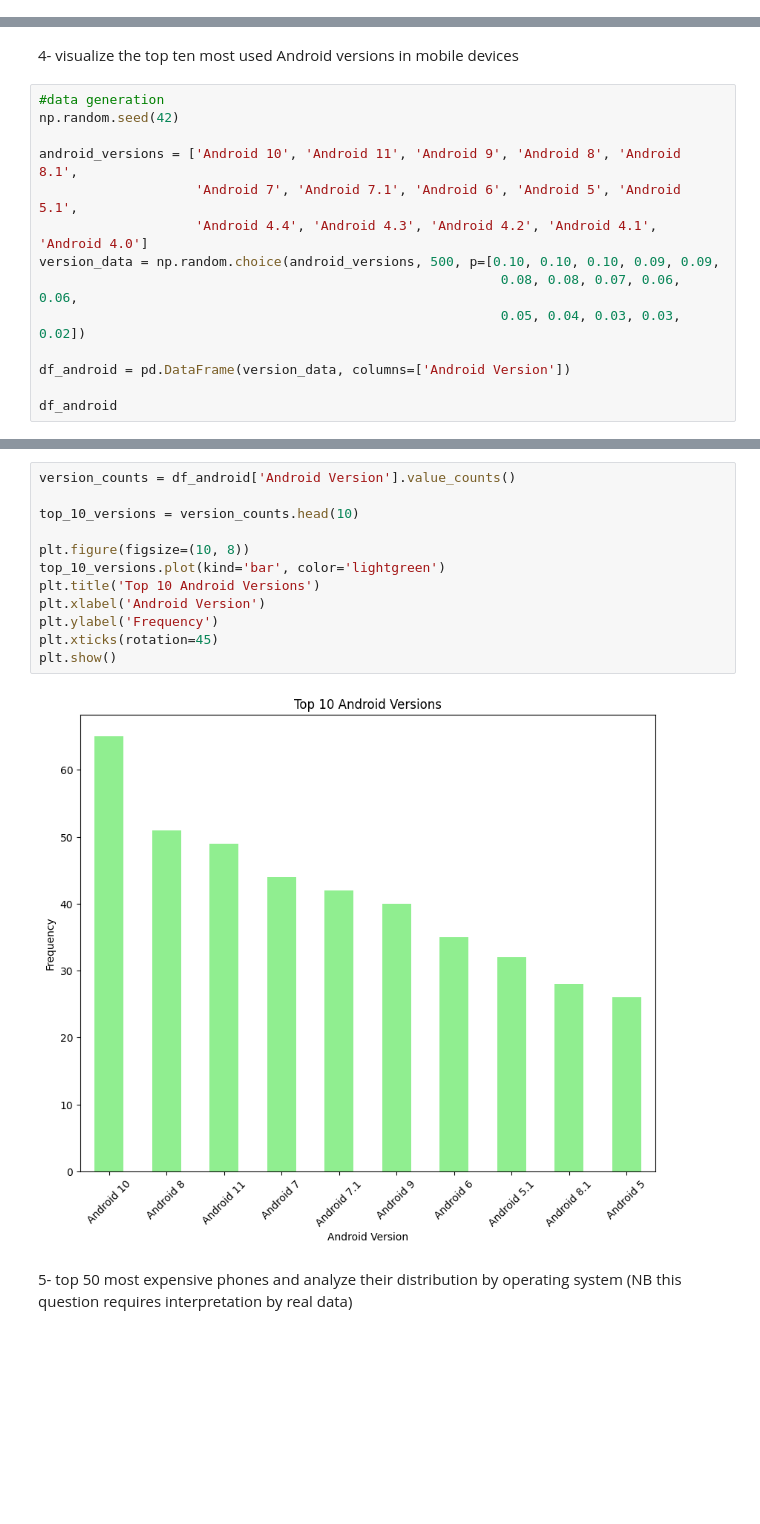
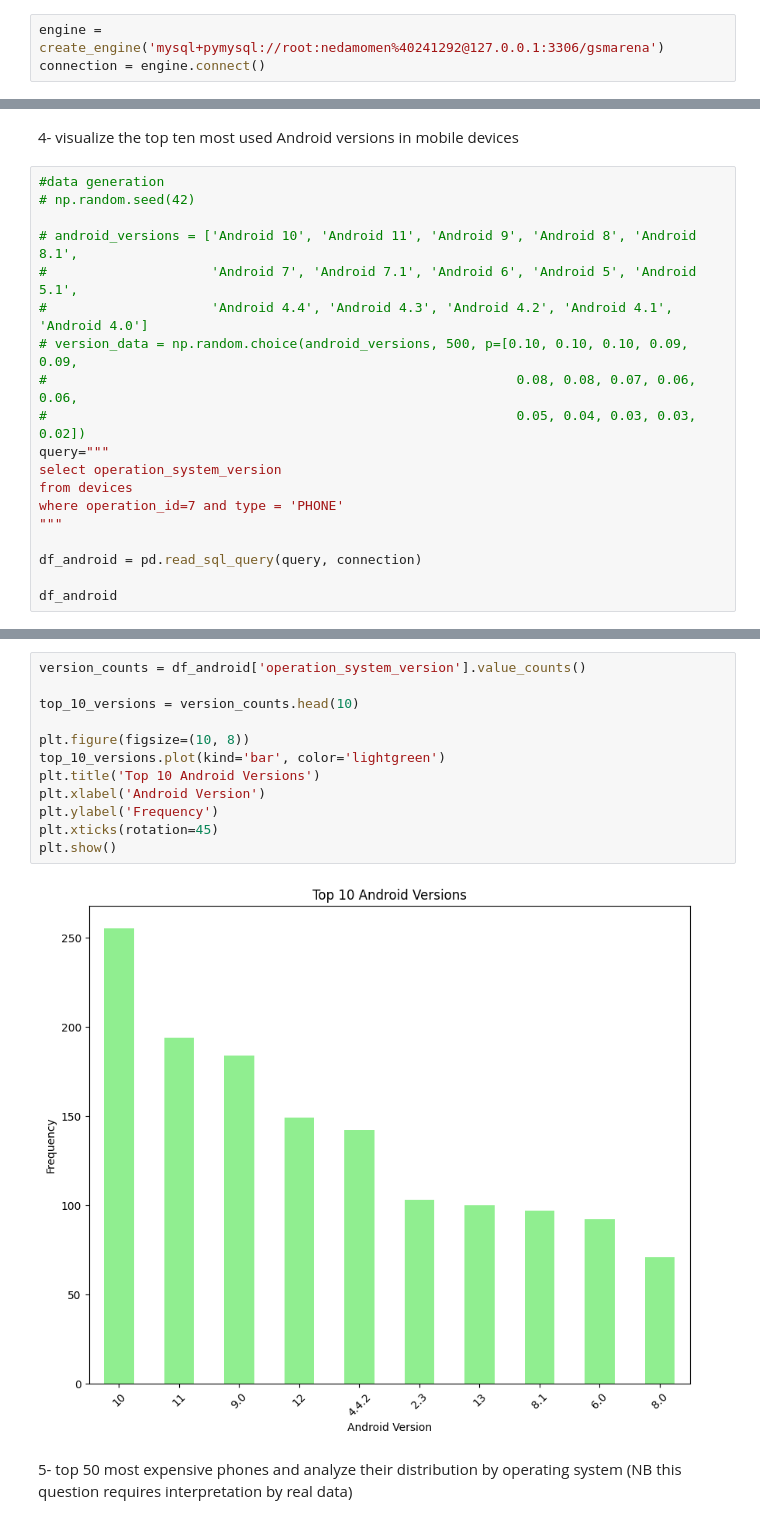
Before and after one commit to realBagher/gsmarean_analysis_ns, a Jupyter notebook: Statistics.ipynb, the cells around one changed output, grey strips where cells are left out. Cells and saved outputs as stored; diff of their text form; blank space fills up the shorter version.

```diff
--- a/Statistics.ipynb
+++ b/Statistics.ipynb
@@ -7,0 +9,3 @@ import seaborn as sns
+# %%
+engine = create_engine('mysql+pymysql://root:nedamomen%40241292@127.0.0.1:3306/gsmarena')
+connection = engine.connect()
@@ -144,16 +192,21 @@ plt.show()
 4- visualize the top ten most used Android versions in mobile devices
 # %%
 #data generation
-np.random.seed(42)
+# np.random.seed(42)
 
-android_versions = ['Android 10', 'Android 11', 'Android 9', 'Android 8', 'Android 8.1',
-                    'Android 7', 'Android 7.1', 'Android 6', 'Android 5', 'Android 5.1',
-                    'Android 4.4', 'Android 4.3', 'Android 4.2', 'Android 4.1', 'Android 4.0']
-version_data = np.random.choice(android_versions, 500, p=[0.10, 0.10, 0.10, 0.09, 0.09,
-                                                           0.08, 0.08, 0.07, 0.06, 0.06,
-                                                           0.05, 0.04, 0.03, 0.03, 0.02])
+# android_versions = ['Android 10', 'Android 11', 'Android 9', 'Android 8', 'Android 8.1',
+#                     'Android 7', 'Android 7.1', 'Android 6', 'Android 5', 'Android 5.1',
+#                     'Android 4.4', 'Android 4.3', 'Android 4.2', 'Android 4.1', 'Android 4.0']
+# version_data = np.random.choice(android_versions, 500, p=[0.10, 0.10, 0.10, 0.09, 0.09,
+#                                                            0.08, 0.08, 0.07, 0.06, 0.06,
+#                                                            0.05, 0.04, 0.03, 0.03, 0.02])
+query="""
+select operation_system_version
+from devices
+where operation_id=7 and type = 'PHONE'
+"""
 
-df_android = pd.DataFrame(version_data, columns=['Android Version'])
+df_android = pd.read_sql_query(query, connection)
 
 df_android
 # %% [output]
@@ -173,17 +237,17 @@ df_android
 # %%
-version_counts = df_android['Android Version'].value_counts()
+version_counts = df_android['operation_system_version'].value_counts()
 
 top_10_versions = version_counts.head(10)
 
 plt.figure(figsize=(10, 8))
 top_10_versions.plot(kind='bar', color='lightgreen')
 plt.title('Top 10 Android Versions')
 plt.xlabel('Android Version')
 plt.ylabel('Frequency')
 plt.xticks(rotation=45)
 plt.show()
 # %% [output]
-[figure, old version]
+[figure, new version]
 # %% [markdown]
 5- top 50 most expensive phones and analyze their distribution by operating system (NB this question requires interpretation by real data)
 # %%
```
Also changed, not shown: parts of 36 cells of this notebook, 11 other files.
